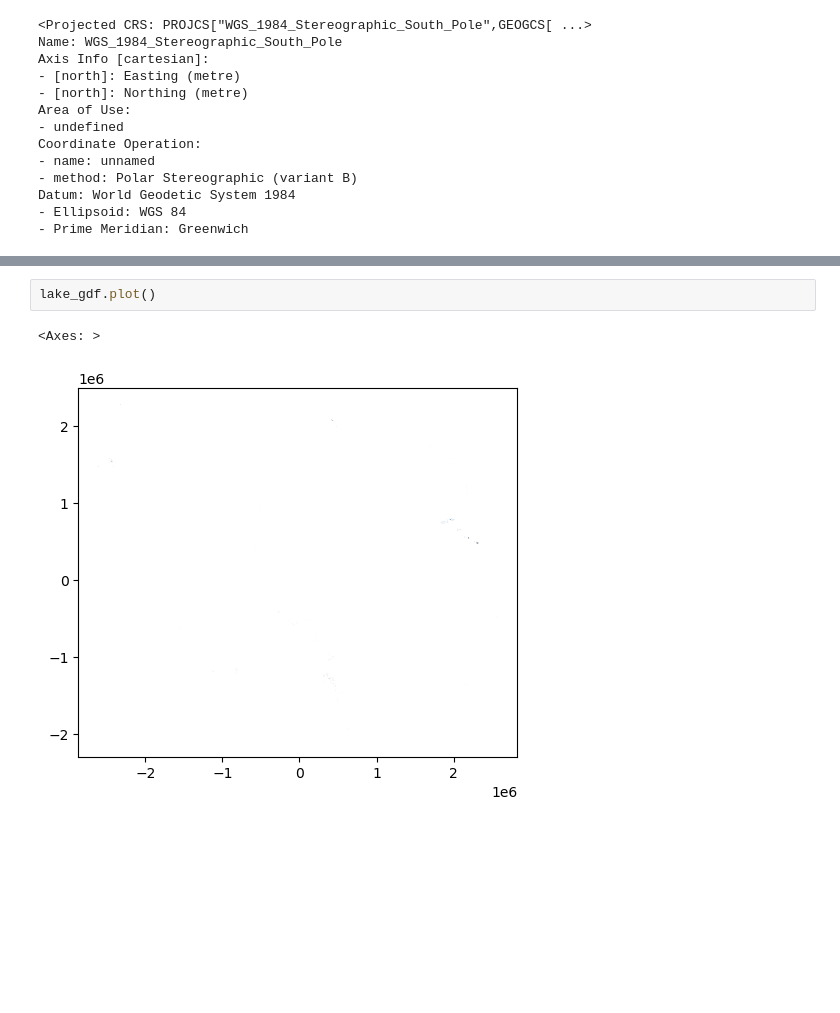
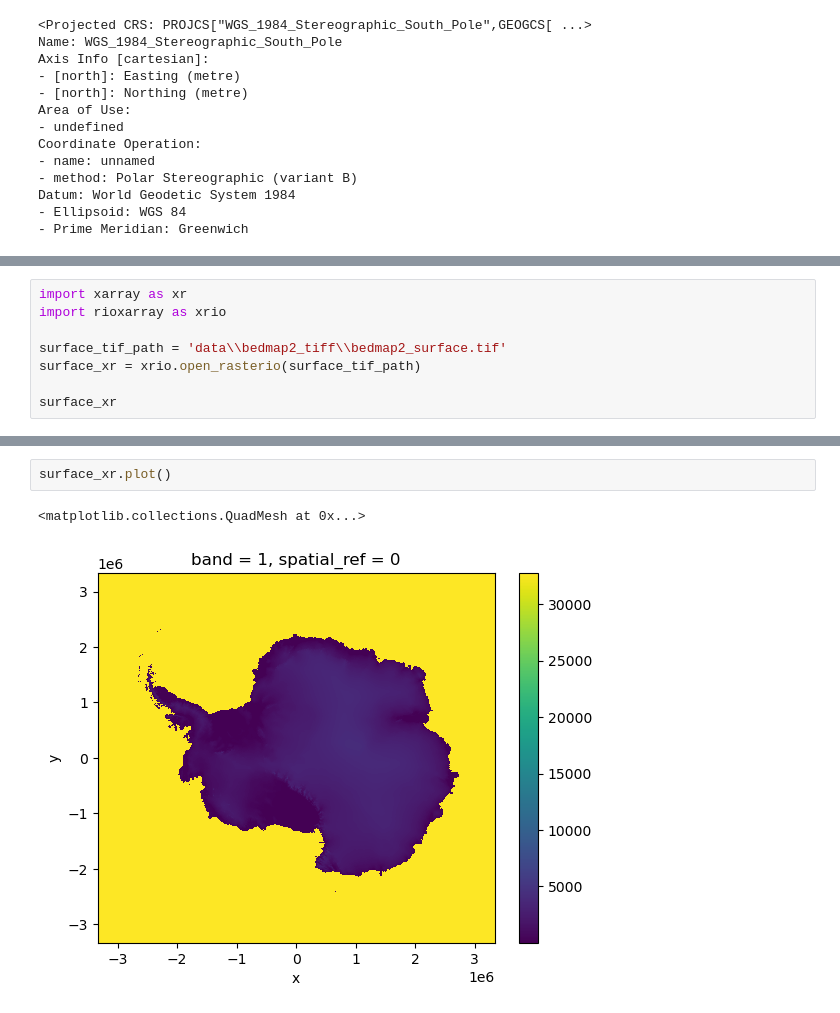
Before and after one commit to Chigiriq/GIS_p4, a Jupyter notebook: test.ipynb, the cells around one changed output, grey strips where cells are left out. Saved outputs shown, nothing was run; the diff lists cells and outputs as text; blank space fills up the shorter version.

```diff
--- a/test.ipynb
+++ b/test.ipynb
@@ -85,0 +285,8 @@ lake_gdf
+# %%
+import xarray as xr
+import rioxarray as xrio
+
+surface_tif_path = 'data\\bedmap2_tiff\\bedmap2_surface.tif'
+surface_xr = xrio.open_rasterio(surface_tif_path)
+
+surface_xr
@@ -86,5 +310,5 @@ lake_gdf
 # %%
-lake_gdf.plot()
+surface_xr.plot()
 # %% [output]
-<Axes: >
+<matplotlib.collections.QuadMesh at 0x...>
-[figure, old version]
+[figure, new version]
```
Also changed, not shown: parts of 27 cells of this notebook.
